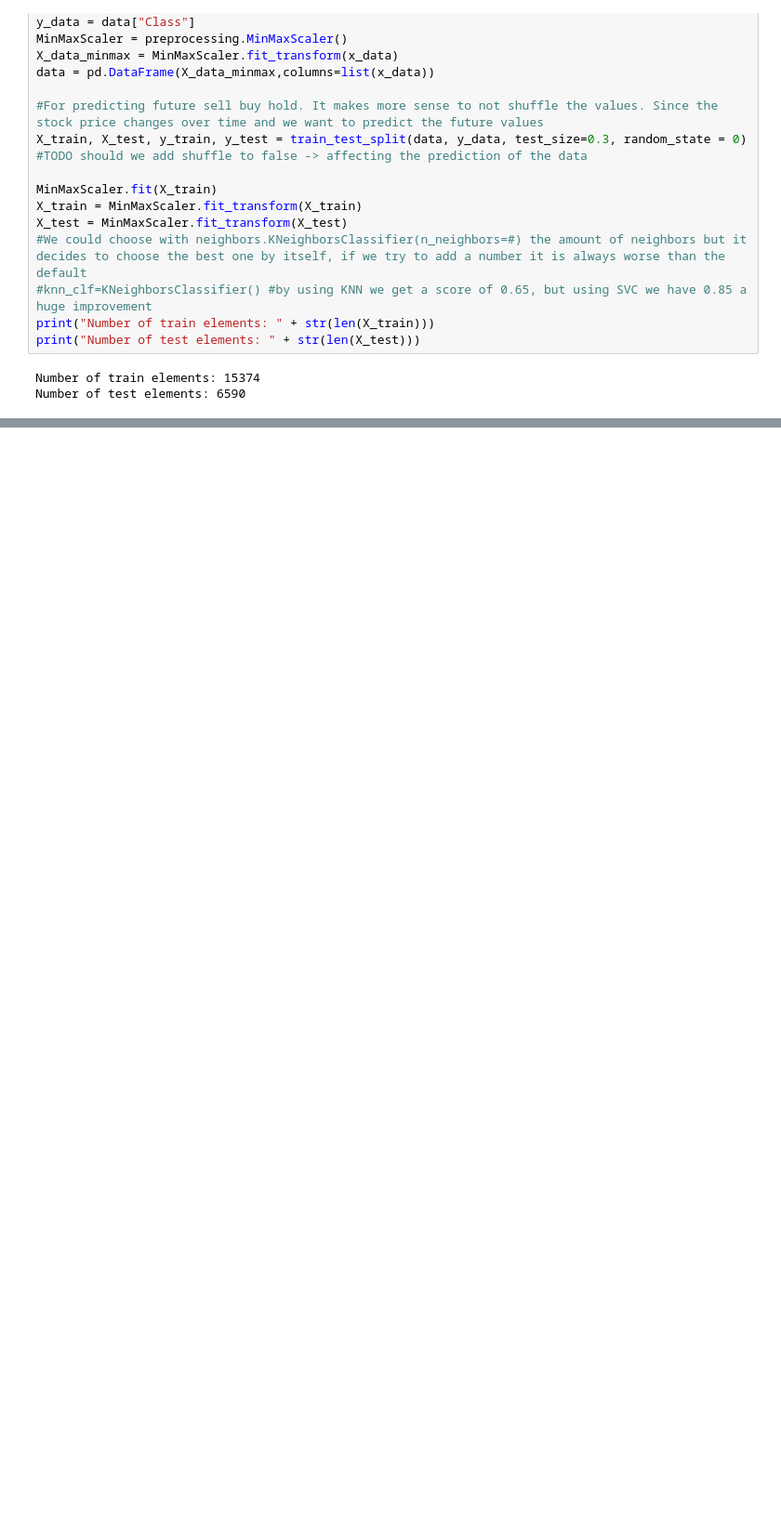
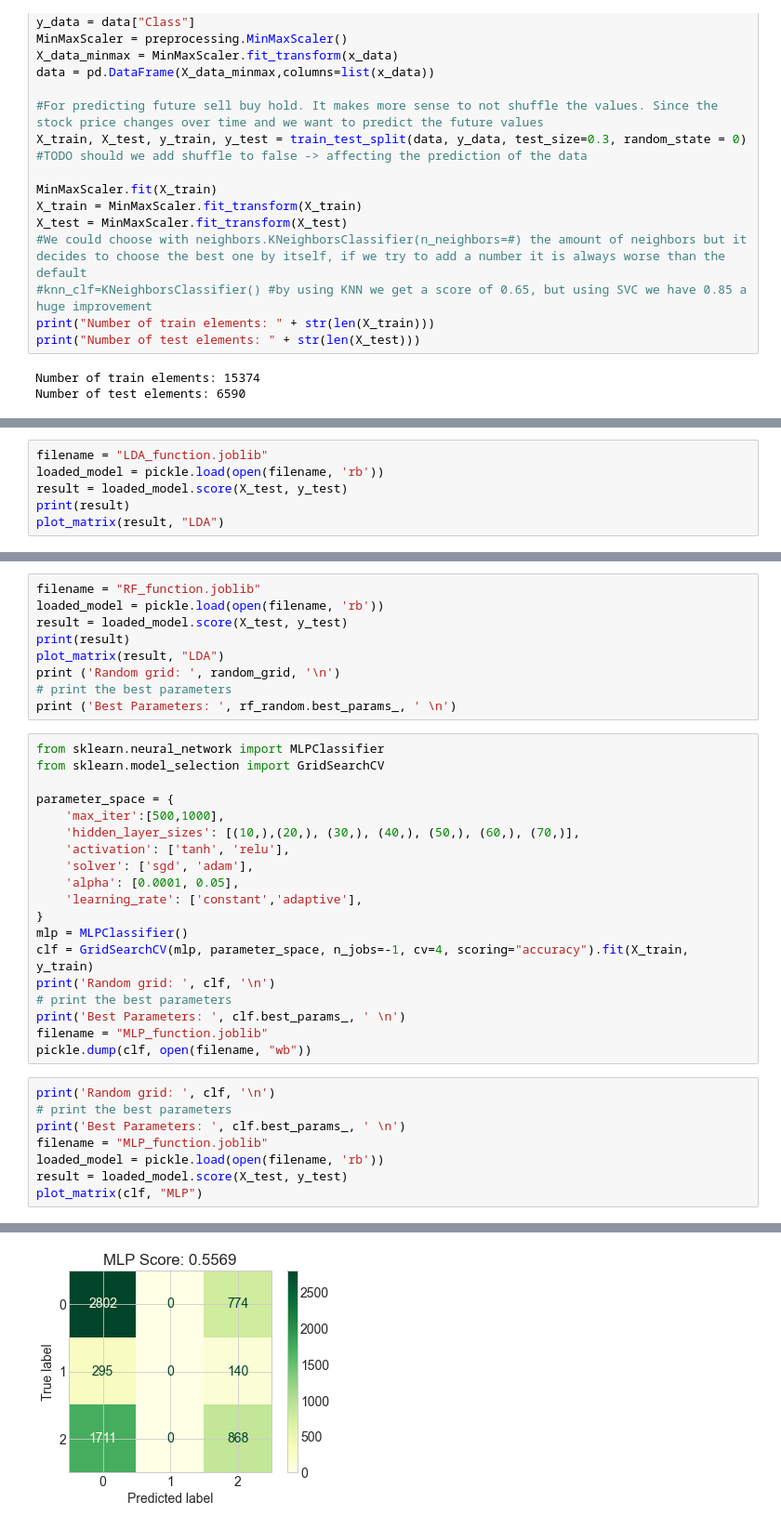
Before and after one commit to JosipHarambasic/ML_Project, a Jupyter notebook: ml_model.ipynb, the cells around one changed output, grey strips where cells are left out. Shown: that part at 93% size. Saved outputs shown, nothing was run; the diff lists cells and outputs as text; blank space fills up the shorter version.

```diff
--- a/ml_model.ipynb
+++ b/ml_model.ipynb
@@ -140,0 +255,6 @@ KeyboardInterrupt:
+# %%
+filename = "LDA_function.joblib"
+loaded_model = pickle.load(open(filename, 'rb'))
+result = loaded_model.score(X_test, y_test)
+print(result)
+plot_matrix(result, "LDA")
@@ -140,0 +283,37 @@ KeyboardInterrupt:
+# %%
+filename = "RF_function.joblib"
+loaded_model = pickle.load(open(filename, 'rb'))
+result = loaded_model.score(X_test, y_test)
+print(result)
+plot_matrix(result, "LDA")
+print ('Random grid: ', random_grid, '\n')
+# print the best parameters
+print ('Best Parameters: ', rf_random.best_params_, ' \n')
+# %%
+from sklearn.neural_network import MLPClassifier
+from sklearn.model_selection import GridSearchCV
+
+parameter_space = {
+    'max_iter':[500,1000],
+    'hidden_layer_sizes': [(10,),(20,), (30,), (40,), (50,), (60,), (70,)],
+    'activation': ['tanh', 'relu'],
+    'solver': ['sgd', 'adam'],
+    'alpha': [0.0001, 0.05],
+    'learning_rate': ['constant','adaptive'],
+}
+mlp = MLPClassifier()
+clf = GridSearchCV(mlp, parameter_space, n_jobs=-1, cv=4, scoring="accuracy").fit(X_train, y_train)
+print('Random grid: ', clf, '\n')
+# print the best parameters
+print('Best Parameters: ', clf.best_params_, ' \n')
+filename = "MLP_function.joblib"
+pickle.dump(clf, open(filename, "wb"))
+# %%
+print('Random grid: ', clf, '\n')
+# print the best parameters
+print('Best Parameters: ', clf.best_params_, ' \n')
+filename = "MLP_function.joblib"
+loaded_model = pickle.load(open(filename, 'rb'))
+result = loaded_model.score(X_test, y_test)
+plot_matrix(clf, "MLP")
+# %% [output]
@@ -140,0 +337 @@ KeyboardInterrupt:
+[figure, added]
```
Also changed, not shown: parts of 14 cells of this notebook, 3 other files.
